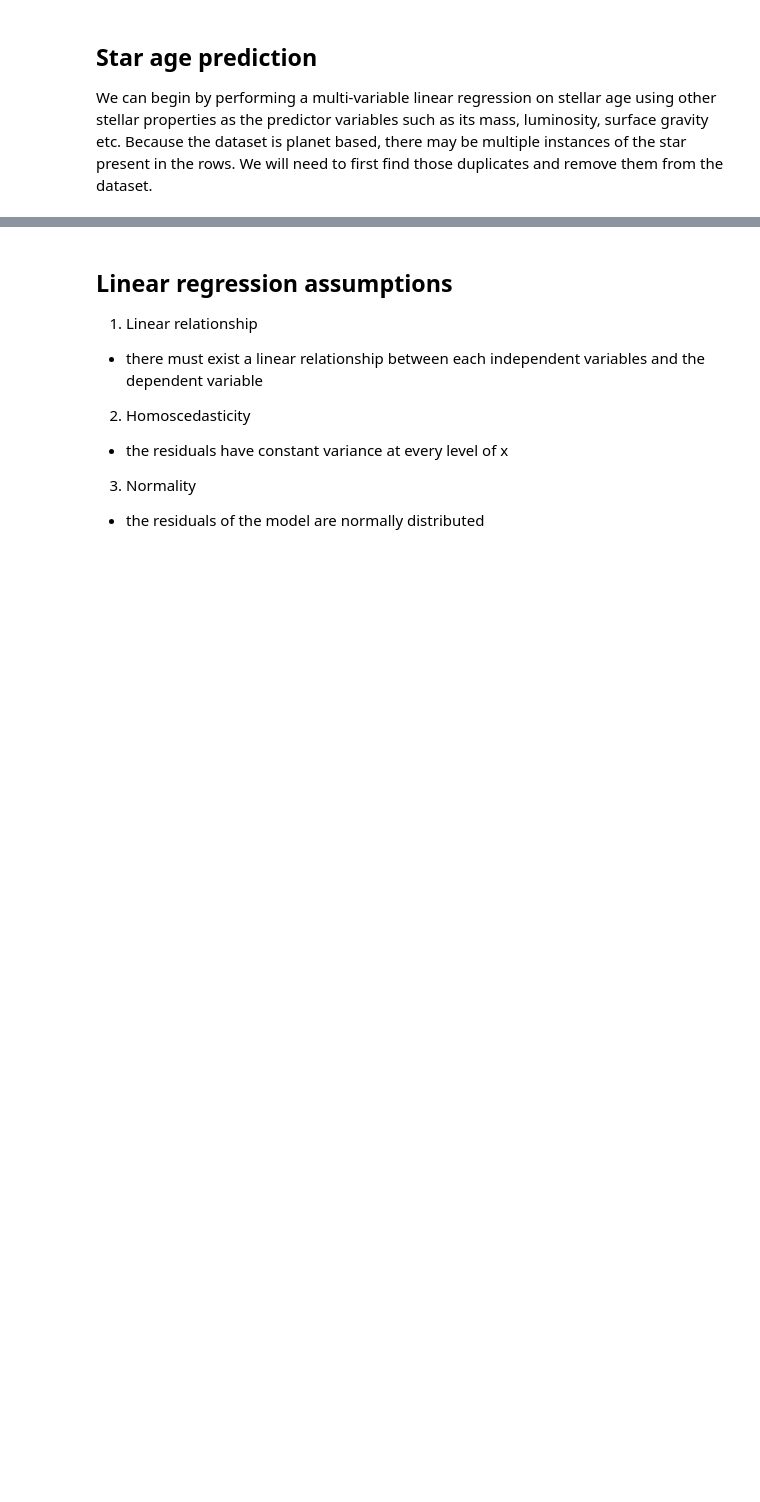
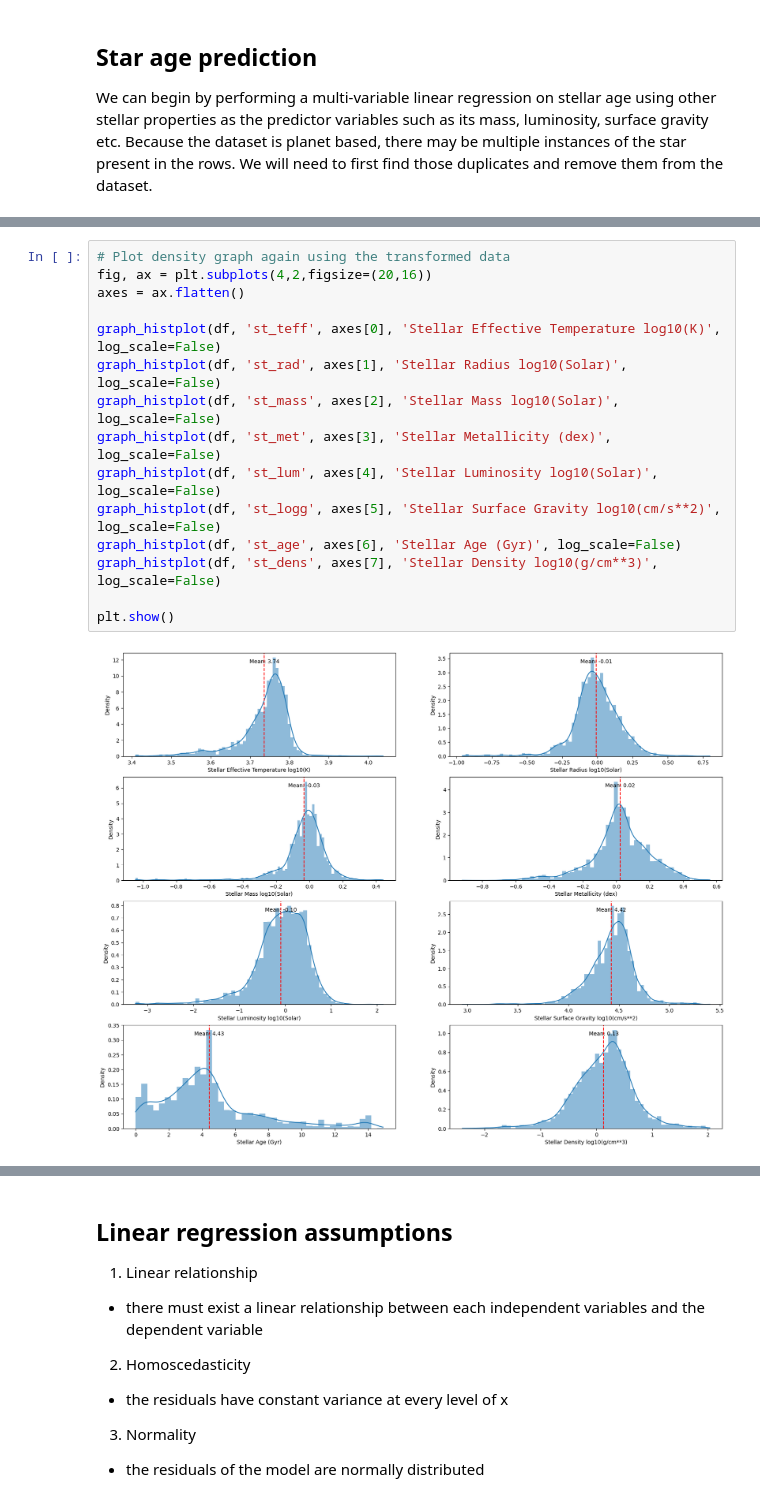
Before and after one commit to leoybkim/exoplanet, a Jupyter notebook: Linear_Regression.ipynb, the cells around one changed output, grey strips where cells are left out. Saved outputs shown, nothing was run; the diff lists cells and outputs as text; blank space fills up the shorter version.

```diff
--- a/Linear_Regression.ipynb
+++ b/Linear_Regression.ipynb
@@ -66 +126,18 @@ plt.show()
+# %%
+# Plot density graph again using the transformed data
+fig, ax = plt.subplots(4,2,figsize=(20,16))
+axes = ax.flatten()
+
+graph_histplot(df, 'st_teff', axes[0], 'Stellar Effective Temperature log10(K)', log_scale=False)
+graph_histplot(df, 'st_rad', axes[1], 'Stellar Radius log10(Solar)', log_scale=False)
+graph_histplot(df, 'st_mass', axes[2], 'Stellar Mass log10(Solar)', log_scale=False)
+graph_histplot(df, 'st_met', axes[3], 'Stellar Metallicity (dex)', log_scale=False)
+graph_histplot(df, 'st_lum', axes[4], 'Stellar Luminosity log10(Solar)', log_scale=False)
+graph_histplot(df, 'st_logg', axes[5], 'Stellar Surface Gravity log10(cm/s**2)', log_scale=False)
+graph_histplot(df, 'st_age', axes[6], 'Stellar Age (Gyr)', log_scale=False)
+graph_histplot(df, 'st_dens', axes[7], 'Stellar Density log10(g/cm**3)', log_scale=False)
+
+plt.show()
+# %% [output]
+[figure, added]
 # %% [markdown]
```
Also changed, not shown: parts of 23 cells of this notebook.
